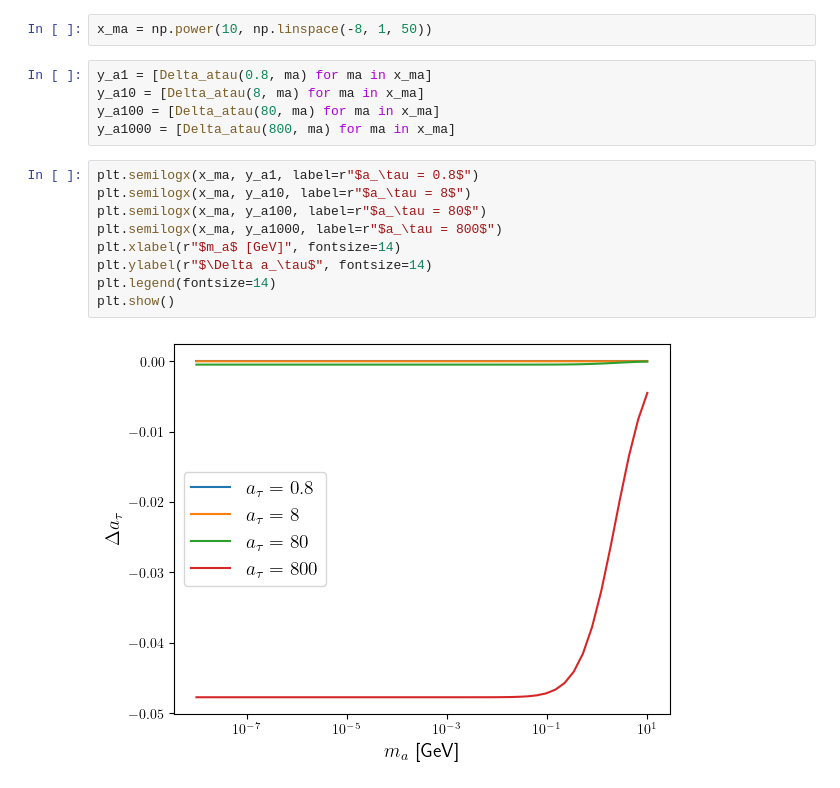
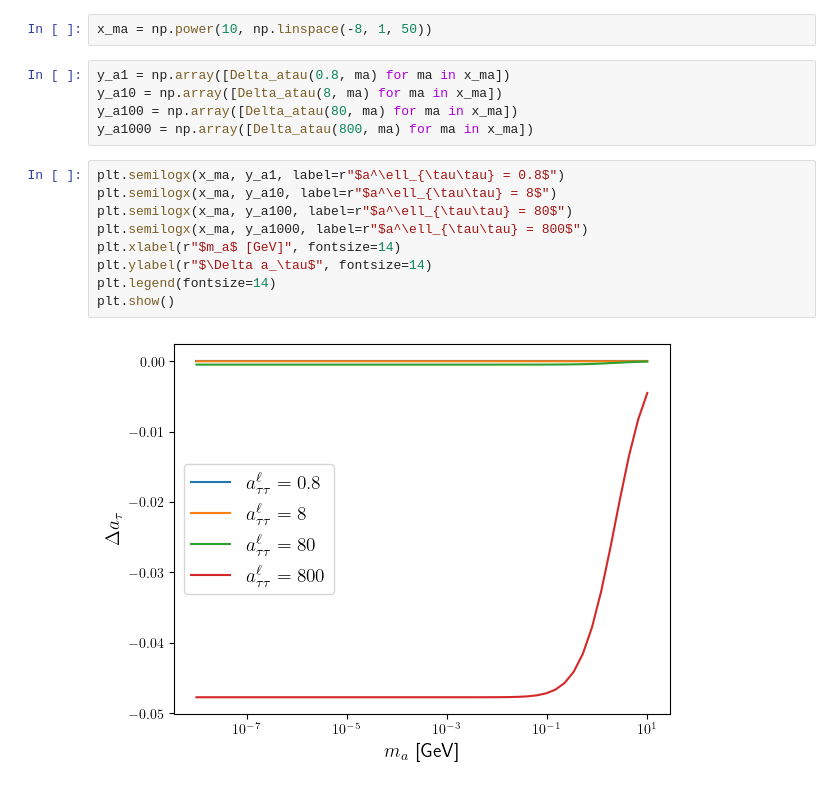
Before and after one commit to Jorge-Alda/Padova2023, a Jupyter notebook: g2tau_ALP.ipynb, the cells around one changed output. Cells and saved outputs as stored; diff of their text form.

Commit message:
log scale plot

```diff
--- a/g2tau_ALP.ipynb
+++ b/g2tau_ALP.ipynb
@@ -69,18 +69,18 @@ plt.show()
 # %%
 x_ma = np.power(10, np.linspace(-8, 1, 50))
 # %%
-y_a1 = [Delta_atau(0.8, ma) for ma in x_ma]
-y_a10 = [Delta_atau(8, ma) for ma in x_ma]
-y_a100 = [Delta_atau(80, ma) for ma in x_ma]
-y_a1000 = [Delta_atau(800, ma) for ma in x_ma]
+y_a1 = np.array([Delta_atau(0.8, ma) for ma in x_ma])
+y_a10 = np.array([Delta_atau(8, ma) for ma in x_ma])
+y_a100 = np.array([Delta_atau(80, ma) for ma in x_ma])
+y_a1000 = np.array([Delta_atau(800, ma) for ma in x_ma])
 # %%
-plt.semilogx(x_ma, y_a1, label=r"$a_\tau = 0.8$")
-plt.semilogx(x_ma, y_a10, label=r"$a_\tau = 8$")
-plt.semilogx(x_ma, y_a100, label=r"$a_\tau = 80$")
-plt.semilogx(x_ma, y_a1000, label=r"$a_\tau = 800$")
+plt.semilogx(x_ma, y_a1, label=r"$a^\ell_{\tau\tau} = 0.8$")
+plt.semilogx(x_ma, y_a10, label=r"$a^\ell_{\tau\tau} = 8$")
+plt.semilogx(x_ma, y_a100, label=r"$a^\ell_{\tau\tau} = 80$")
+plt.semilogx(x_ma, y_a1000, label=r"$a^\ell_{\tau\tau} = 800$")
 plt.xlabel(r"$m_a$ [GeV]", fontsize=14)
 plt.ylabel(r"$\Delta a_\tau$", fontsize=14)
 plt.legend(fontsize=14)
 plt.show()
 # %% [output]
-[figure, old version]
+[figure, new version]
```
Also changed, not shown: parts of 1 cell of this notebook, 2 other files.
